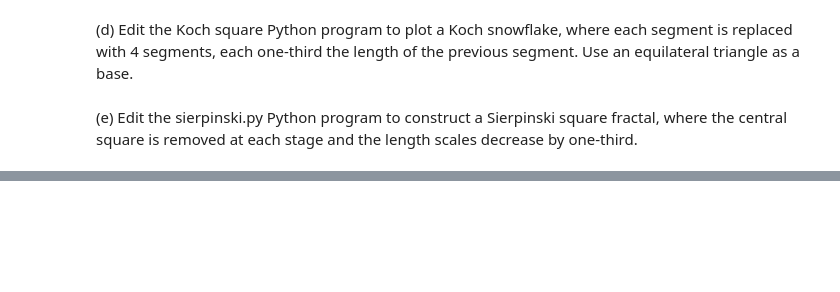
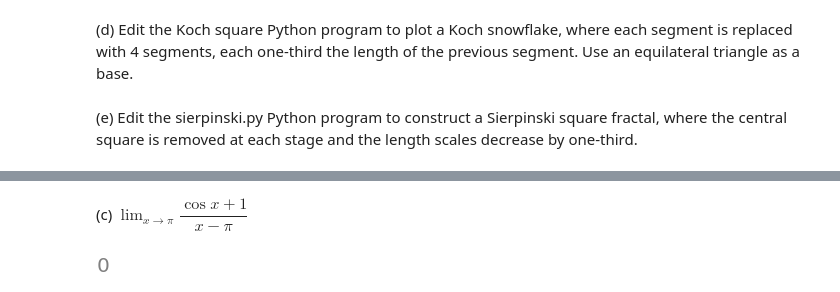
Before and after one commit to igoandrade/python_learning, a Jupyter notebook: dynamical_systems_with_python/chap_01/chap_01.ipynb, the cells around one changed output, grey strips where cells are left out. Cells and saved outputs as stored; diff of their text form; code cells hidden in the pictures; blank space fills up the shorter version.

```diff
--- a/dynamical_systems_with_python/chap_01/chap_01.ipynb
+++ b/dynamical_systems_with_python/chap_01/chap_01.ipynb
@@ -126,0 +329,6 @@ koch_square(200,4)
+# %% [markdown]
+(c) $\lim_{x \rightarrow \pi} \dfrac{\cos{x} + 1}{x - \pi}$
+# %%
+sp.limit((sp.cos(x) + 1)/(x - sp.pi), x, sp.pi)
+# %% [output]
+[figure, added]
```
Also changed, not shown: parts of 101 cells of this notebook, 4 other files.
